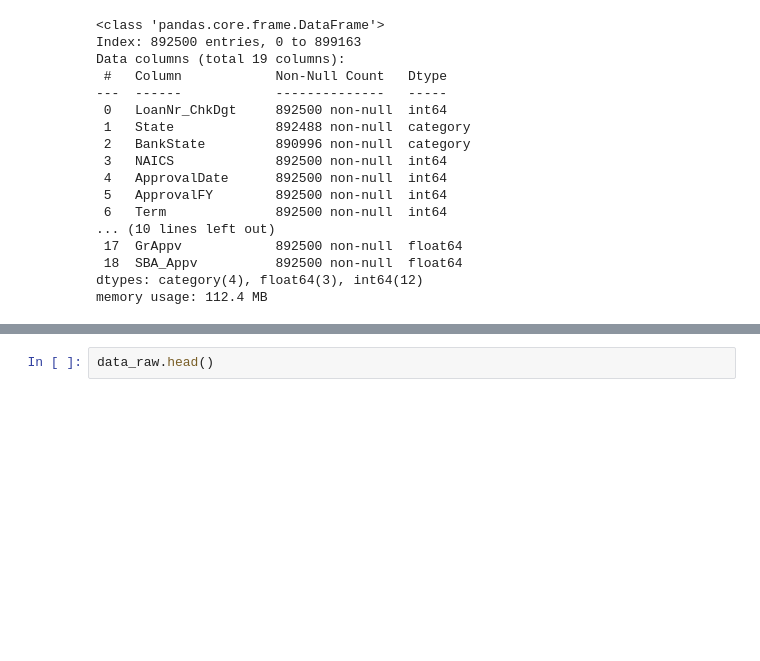
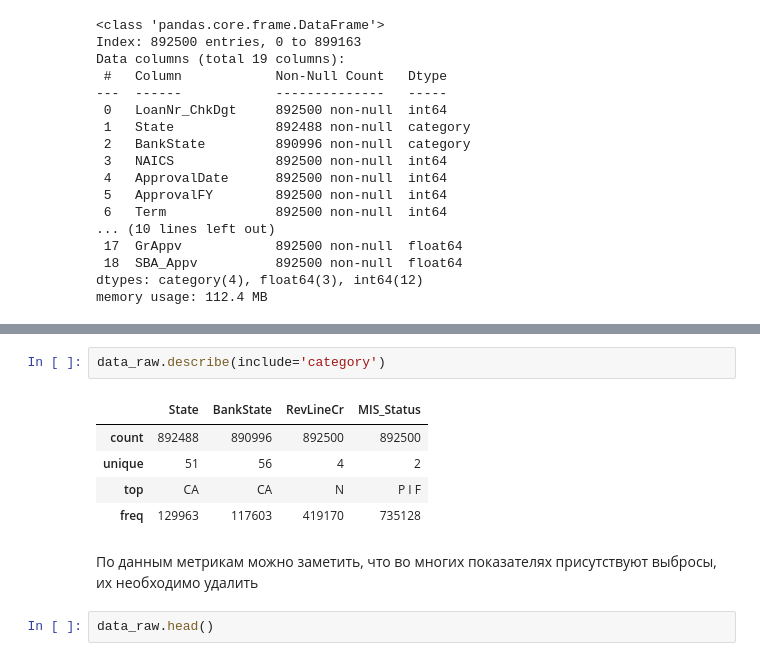
Before and after one commit to RomanMitin/MachineLearningCourse, a Jupyter notebook: Predict_loan_chargeoff.ipynb, the cells around one changed output, grey strips where cells are left out. Drawn from its saved outputs; the diff is of its cells as text; blank space fills up the shorter version.

```diff
--- a/Predict_loan_chargeoff.ipynb
+++ b/Predict_loan_chargeoff.ipynb
@@ -137,6 +127,16 @@ data_raw.describe()
 | 50% | 4.344224e+09 | 44.000000 | 2002.000000 | 2003.000000 | 84.000000 | 4.000000 | 1.000000 | 0.000000 | 1.000000 | ... |
 | 75% | 6.854669e+09 | 56.000000 | 2006.000000 | 2006.000000 | 120.000000 | 10.000000 | 2.000000 | 1.000000 | 4.000000 | ... |
 | max | 9.996003e+09 | 92.000000 | 2014.000000 | 2014.000000 | 569.000000 | 9999.000000 | 2.000000 | 8800.000000 | 9500.000000 | ... |
+# %%
+data_raw.describe(include='category')
+# %% [output]
+|  | State | BankState | RevLineCr | MIS_Status |
+| count | 892488 | 890996 | 892500 | 892500 |
+| unique | 51 | 56 | 4 | 2 |
+| top | CA | CA | N | P I F |
+| freq | 129963 | 117603 | 419170 | 735128 |
+# %% [markdown]
+По данным метрикам можно заметить, что во многих показателях присутствуют выбросы, их необходимо удалить
 # %%
 data_raw.head()
 # %% [output]
```
Also changed, not shown: parts of 36 cells of this notebook, 1 other file.
